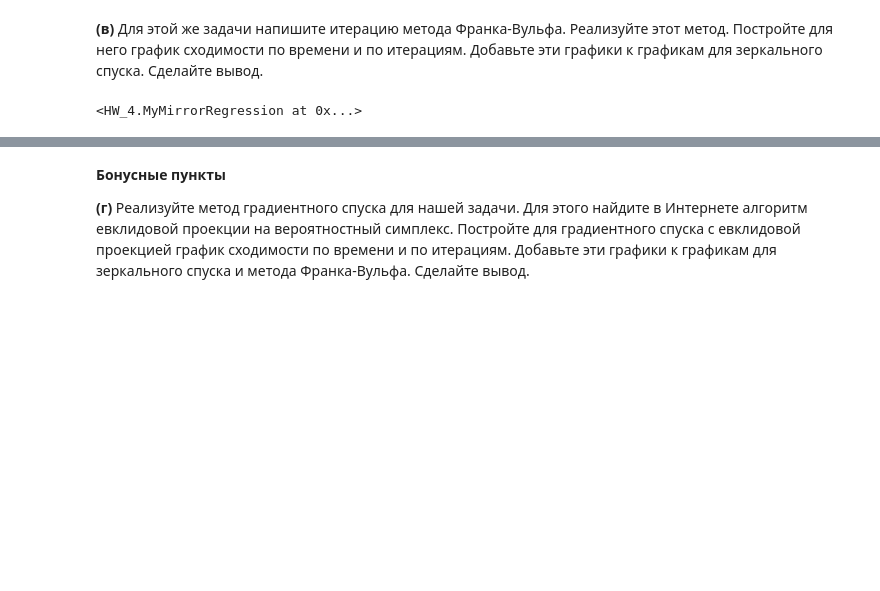
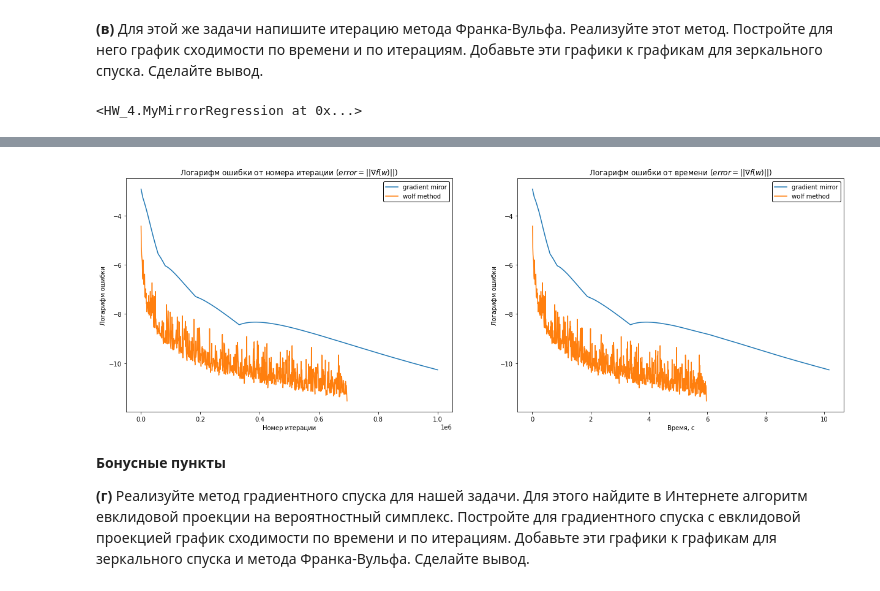
Before and after one commit to kreininmv/Applied-optimization, a Jupyter notebook: Homework/Kreinin_Matvei_Optimization_HW_4.ipynb, the cells around one changed output, grey strips where cells are left out. Saved outputs shown, nothing was run; the diff lists cells and outputs as text; code cells hidden in the pictures; blank space fills up the shorter version.

```diff
--- a/Homework/Kreinin_Matvei_Optimization_HW_4.ipynb
+++ b/Homework/Kreinin_Matvei_Optimization_HW_4.ipynb
@@ -174,18 +164,35 @@ func_draw_error_time(step, model_w)
 # %%
 _, ax = plt.subplots(1, 2, figsize=(21, 7))
+
+
+ax[0].set_title("Логарифм ошибки от номера итерации ($error = || \\nabla f(w) ||$)")
+ax[1].set_title("Логарифм ошибки от времени ($error = || \\nabla f(w) ||$)")
+
 y = np.array(model.get_errors())
+x = np.linspace(step, step * len(y), len(y))
+ax[0].plot(x, np.log(y), label='gradient miror')
+ax[1].plot(np.array(model.get_time()), np.log(y), label='gradient mirror')
 
+y = np.array(model_w.get_errors())
 x = np.linspace(step, step * len(y), len(y))
-ax[0].set_title("Логарифм ошибки от номера итерации ($error = || \\nabla f(w) ||$)")
-ax[0].plot(x, np.log(y), label='')
+ax[0].plot(x, np.log(y), label='wolf method')
+ax[1].plot(np.array(model_w.get_time()), np.log(y), label='wolf method')
+
+
 ax[0].set_xlabel("Номер итерации")
 ax[0].set_ylabel("Логарифм ошибки")
+ax[1].set_xlabel("Время, с")
+ax[1].set_ylabel("Логарифм ошибки")
 
-x = np.array(model.get_time())
-ax[1].set_title("Логарифм ошибки от времени ($error = || \\nabla f(w) ||$)")
-ax[1].plot(x, np.log(y))
-ax[1].set_xlabel("Время")
-ax[1].set_ylabel("Логарифм ошибки")
+legend_box = ax[1].legend(framealpha=1).get_frame()
+legend_box.set_facecolor("white")
+legend_box.set_edgecolor("black")
+
+legend_box = ax[0].legend(framealpha=1).get_frame()
+legend_box.set_facecolor("white")
+legend_box.set_edgecolor("black")
+# %% [output]
+[figure, added]
 # %% [markdown]
 __Бонусные пункты__
 
```
Also changed, not shown: parts of 4 cells of this notebook, 1 other file.
